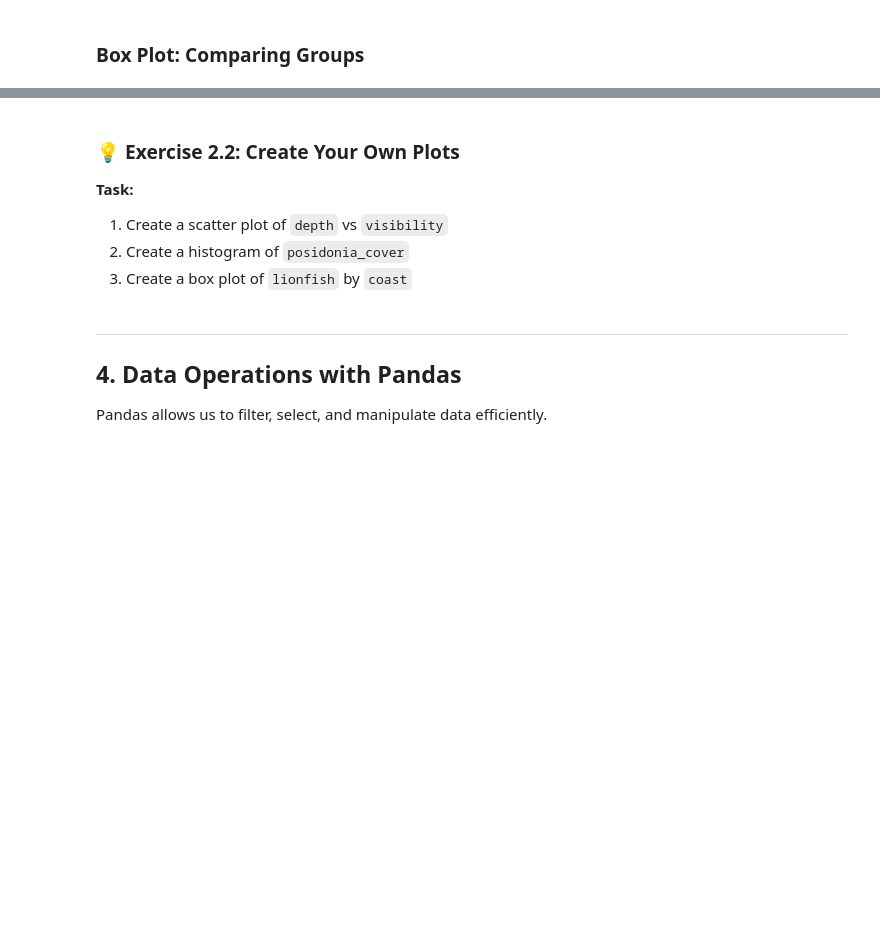
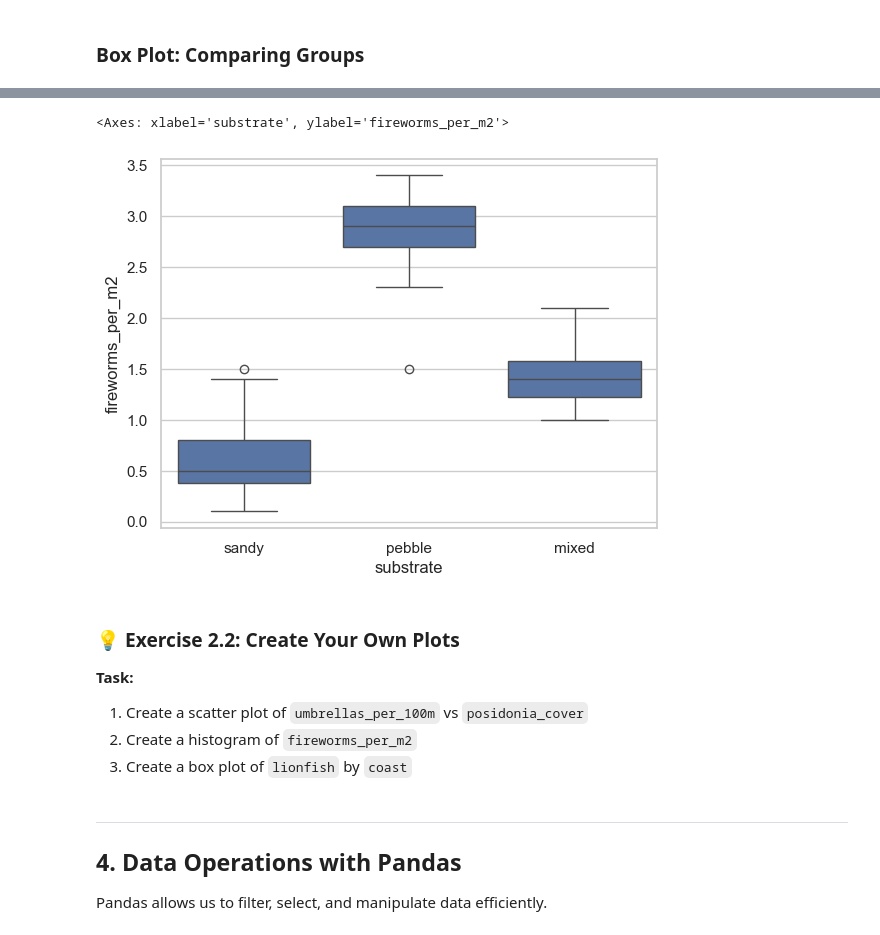
Before and after one commit to cgenomicslab/imbb-data-analysis, a Jupyter notebook: week1/day2_plotting_data_exploration.ipynb, the cells around one changed output, grey strips where cells are left out. Drawn from its saved outputs; the diff is of its cells as text; code cells hidden in the pictures; blank space fills up the shorter version.

```diff
--- a/week1/day2_plotting_data_exploration.ipynb
+++ b/week1/day2_plotting_data_exploration.ipynb
@@ -116,11 +181,14 @@ print("The south coast (facing the Libyan Sea) tends to be warmer")
 # %%
-# Tourist pressure by substrate type
-sns.boxplot(data=survey, x='substrate', y='umbrellas_per_100m')
+# Fireworm density by substrate type
+sns.boxplot(data=survey, x='substrate', y='fireworms_per_m2')
+# %% [output]
+<Axes: xlabel='substrate', ylabel='fireworms_per_m2'>
+[figure, added]
 # %% [markdown]
 ### 💡 Exercise 2.2: Create Your Own Plots
 
 **Task:**
-1. Create a scatter plot of `depth` vs `visibility`
-2. Create a histogram of `posidonia_cover`
+1. Create a scatter plot of `umbrellas_per_100m` vs `posidonia_cover`
+2. Create a histogram of `fireworms_per_m2`
 3. Create a box plot of `lionfish` by `coast`
 # %%
```
Also changed, not shown: parts of 57 cells of this notebook, 6 other files.
